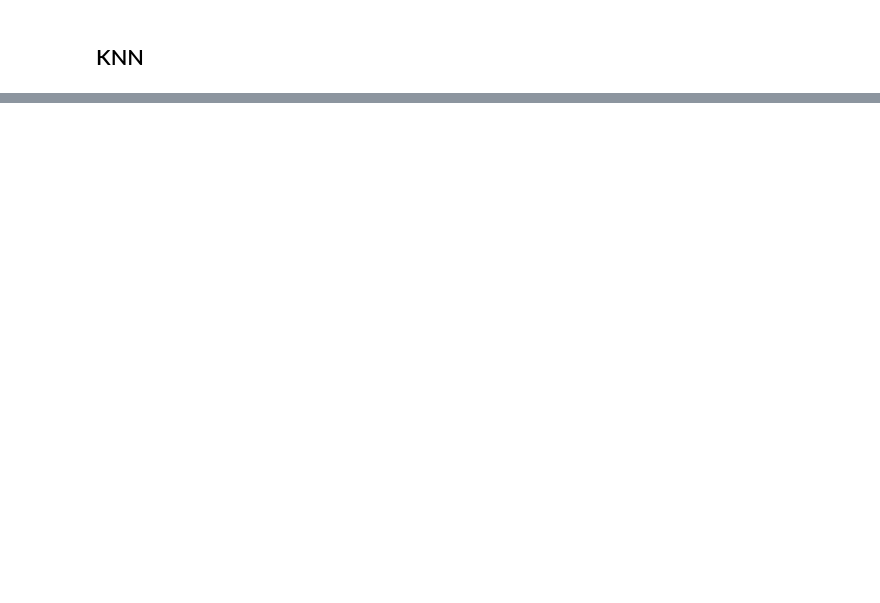
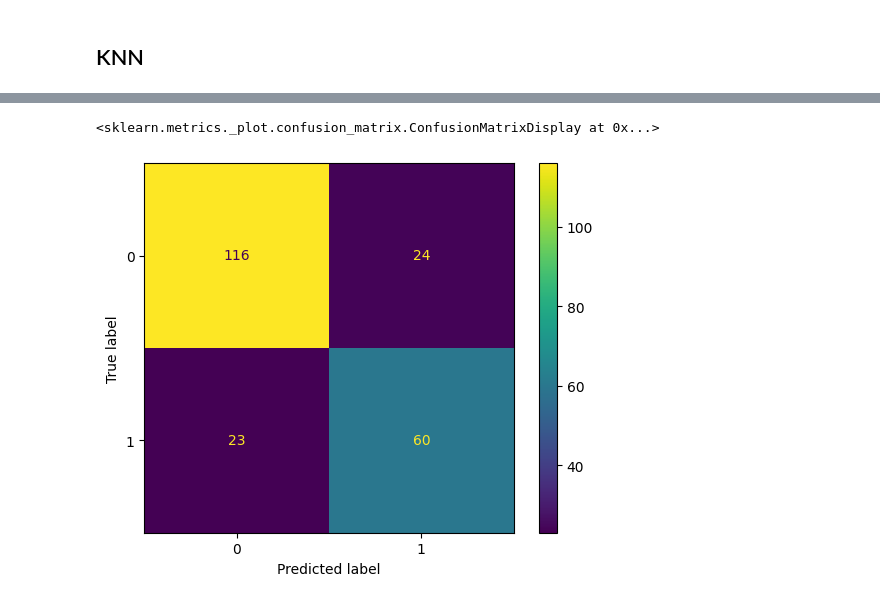
Before and after one commit to Valikpp/ds-training-tasks, a Jupyter notebook: titanic/main.ipynb, the cells around one changed output, grey strips where cells are left out. Saved outputs shown, nothing was run; the diff lists cells and outputs as text; code cells hidden in the pictures; blank space fills up the shorter version.

```diff
--- a/titanic/main.ipynb
+++ b/titanic/main.ipynb
@@ -97,0 +299,12 @@ F1 Score на валидационной выборке: 0.5648854961832062
+# %%
+param_dist = {'n_estimators': range(10,500),
+              'max_depth': range(1,10)}
+
+# Create a random forest classifier
+rf = RandomForestClassifier()
+
+# Use random search to find the best hyperparameters
+rand_search = RandomizedSearchCV(rf,
+                                 param_distributions = param_dist,
+                                 n_iter=5,
+                                 cv=5)
@@ -97,0 +317,2 @@ F1 Score на валидационной выборке: 0.5648854961832062
+# %%
+best_rf = rand_search.best_estimator_
@@ -97,0 +324,6 @@ F1 Score на валидационной выборке: 0.5648854961832062
+# %%
+cm = confusion_matrix(y_val,y_pred)
+ConfusionMatrixDisplay(cm).plot()
+# %% [output]
+<sklearn.metrics._plot.confusion_matrix.ConfusionMatrixDisplay at 0x...>
+[figure, added]
```
Also changed, not shown: parts of 54 cells of this notebook.
